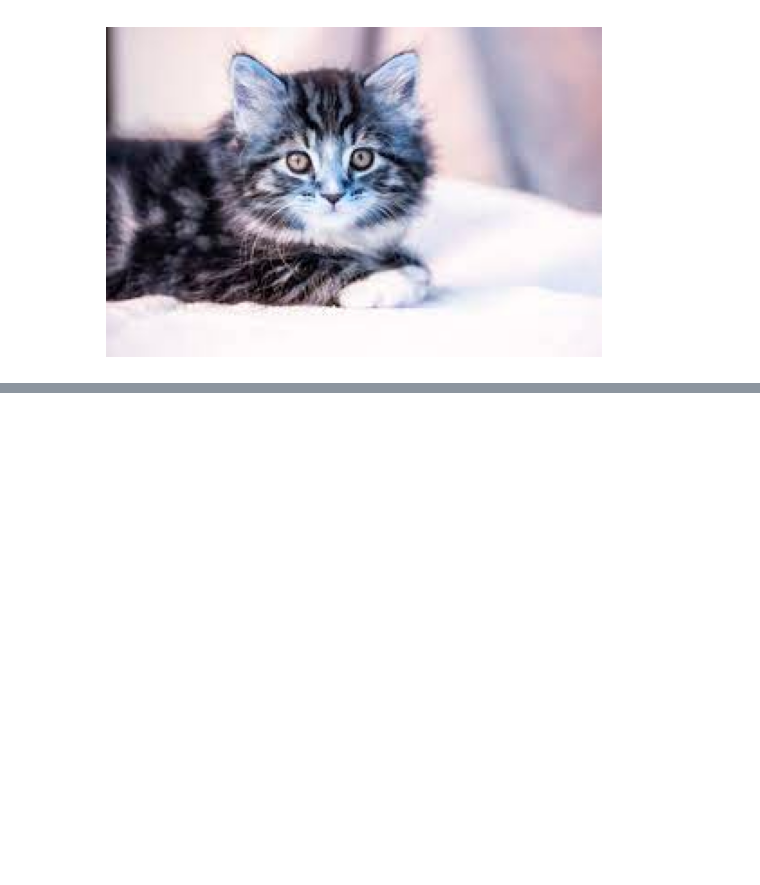
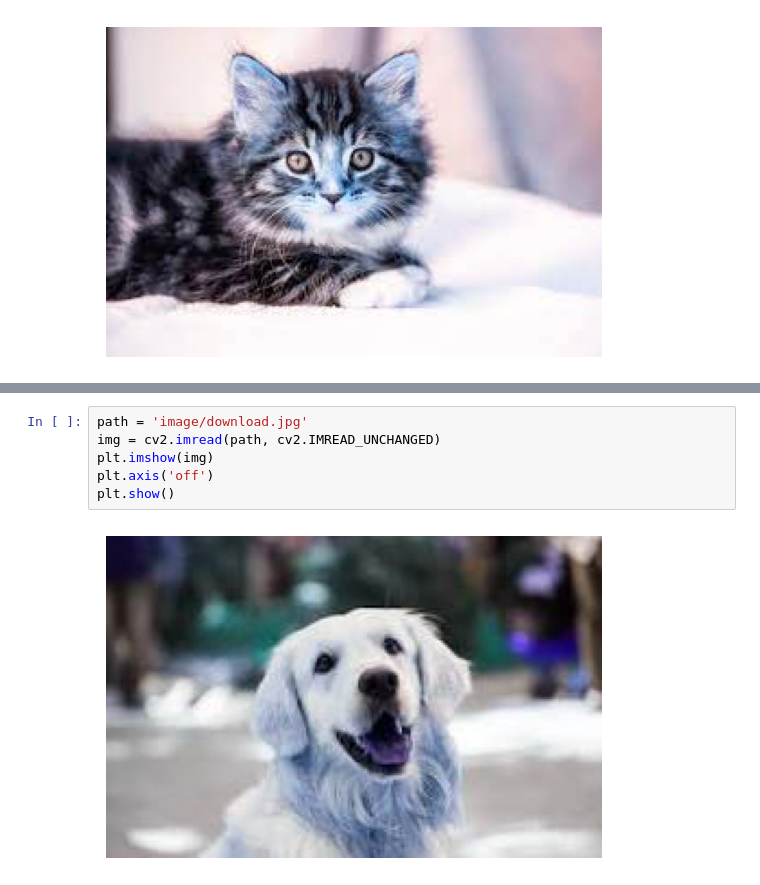
Before and after one commit to md-mojammel4761/deep-learning-explorations, a Jupyter notebook: data_augmentation/data_aug.ipynb, the cells around one changed output, grey strips where cells are left out. Cells and saved outputs as stored; diff of their text form; blank space fills up the shorter version.

```diff
--- a/data_augmentation/data_aug.ipynb
+++ b/data_augmentation/data_aug.ipynb
@@ -62,0 +126,8 @@ plt.show()
+# %%
+path = 'image/download.jpg'
+img = cv2.imread(path, cv2.IMREAD_UNCHANGED)
+plt.imshow(img)
+plt.axis('off')
+plt.show()
+# %% [output]
+[figure, added]
```
Also changed, not shown: parts of 4 cells of this notebook.
